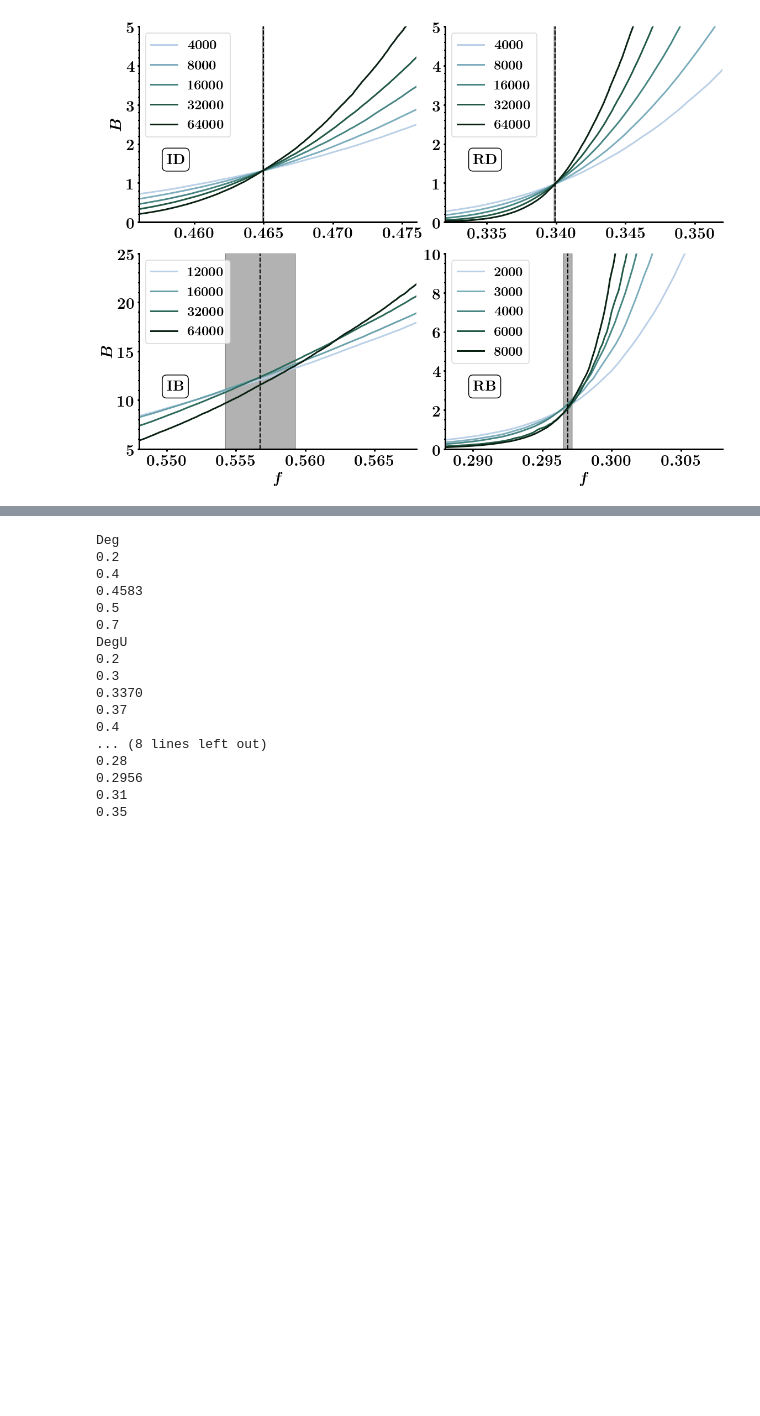
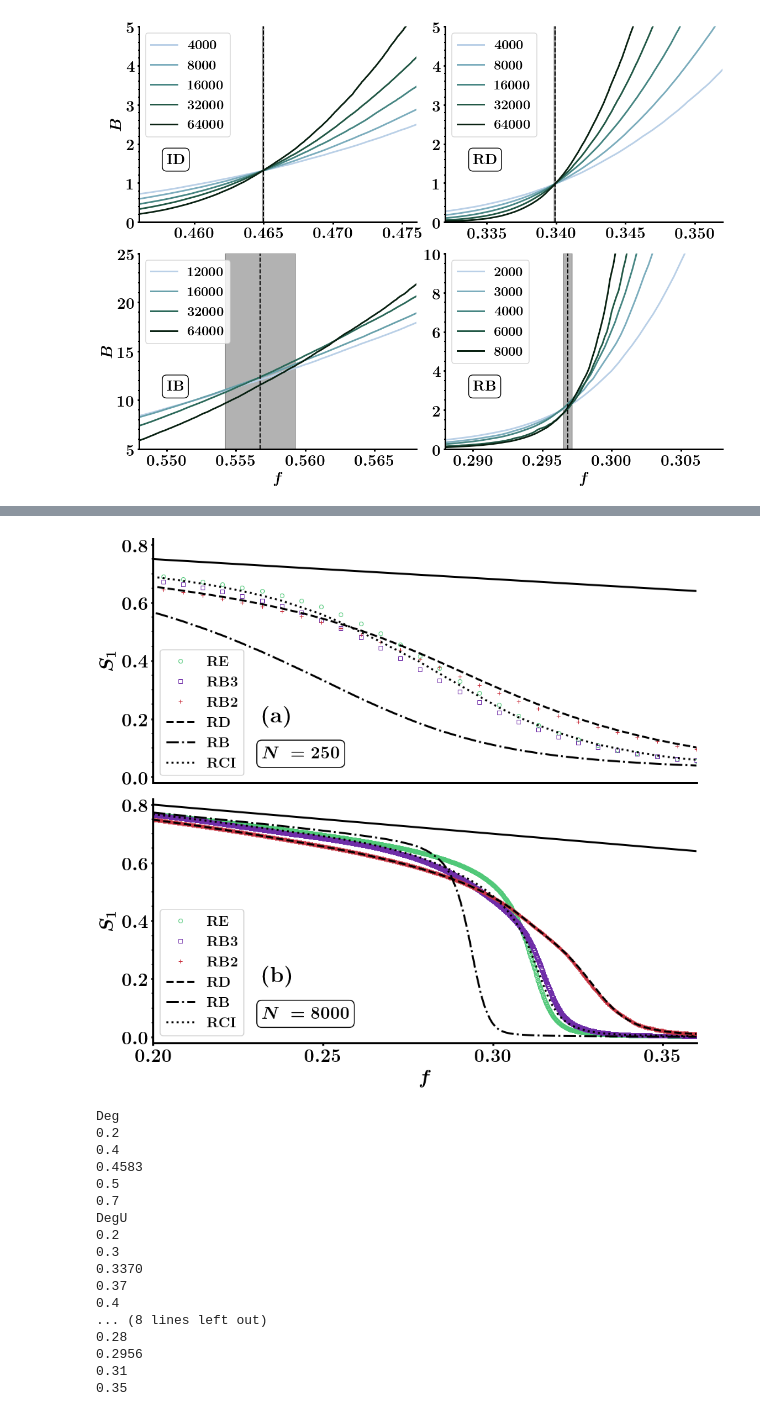
Before and after one commit to nahuelalmeira/dismantlingScaling, a Jupyter notebook: python/PaperFigs_new.ipynb, the cells around one changed output, grey strips where cells are left out. Drawn from its saved outputs; the diff is of its cells as text; code cells hidden in the pictures; blank space fills up the shorter version.

```diff
--- a/python/PaperFigs_new.ipynb
+++ b/python/PaperFigs_new.ipynb
@@ -587,0 +606,77 @@ plot_fig_order_param(dfs, N_values, inset=True)
+# %%
+def plot_fig_order_param(dfs, N_values, inset=False):
+
+
+
+    ncols = 1
+    nrows = 2
+    fig, axes = plt.subplots(figsize=(13*ncols, 6*nrows), ncols=ncols, nrows=nrows)
+
+    for i, N in enumerate(N_values):
+        ax = axes[i]
+        ax.spines['right'].set_visible(False)
+        ax.spines['top'].set_visible(False)
+        ax.set_ylabel(r'$S_1$')
+        if i == 1:
+            ax.set_xlabel(r'$f$')
+        X = np.arange(N) / N
+        Y1 = dfs['BtwU'][N]['Sgcc']
+        Y2 = dfs['DegU'][N]['Sgcc']
+        Y4 = dfs['Btw'][N]['Sgcc']
+        Y5 = dfs['Deg'][N]['Sgcc']
+        Y3 = dfs['Ran'][N]['Sgcc']
+        Y6 = dfs['Eigenvector'][N]['Sgcc']
+        Y7 = dfs['EigenvectorU'][N]['Sgcc']
+        #Y8 = dfs['CI'][N]['Sgcc']
+        Y9 = dfs['CIU'][N]['Sgcc']
+        Y10 = dfs['BtwU_cutoff3'][N]['Sgcc']
+        Y11 = dfs['BtwU_cutoff2'][N]['Sgcc']
+        ax.set_xlim(0.25, 0.36)
+        ax.set_ylim(-0.02, 0.82)
+        if i == 1:
+            ax.set_xticks(np.arange(0.2, 0.4, 0.05))
+        else:
+            ax.set_xticks([])
+        #ax.set_yticks(np.arange(0, 1.1, 0.2))
+        ax.set_prop_cycle(marker=['o', 's', '+', 'x', '^', '*', '.'])
+        #ax.plot(X, Y3, '.', label=r'$\mathrm{Rnd}$', color=attack_colors['R'], linewidth=4)
+        #ax.plot(X, Y2, label=r'$\mathrm{RD}$', color=attack_colors['D'], linestyle='', fillstyle='none')
+
+        #ax.plot(X, Y1, label=r'$\mathrm{RB}$', color=attack_colors['B'], linestyle='', fillstyle='none')
+
+        ax.plot(X, Y7, label=r'$\mathrm{RE}$', color=attack_colors['E'], linestyle='', fillstyle='none')
+        #ax.plot(X, Y9, label=r'$\mathrm{RCI}$', color=attack_colors['C'], linestyle='', fillstyle='none')
+
+        ax.plot(X, Y10, label=r'$\mathrm{RB3}$', color=attack_colors['B3'], linestyle='', fillstyle='none')
+        ax.plot(X, Y11, label=r'$\mathrm{RB2}$', color=attack_colors['D'], linestyle='', fillstyle='none')
+
+        ax.plot(X, Y2, label=r'$\mathrm{RD}$', color='k', linestyle='--', marker='', linewidth=3)
+        ax.plot(X, Y1, label=r'$\mathrm{RB}$', color='k', linestyle='-.', marker='', linewidth=3)
+        ax.plot(X, Y9, label=r'$\mathrm{RCI}$', color='k', linestyle=':', marker='', linewidth=3)
+        ax.plot(X, 1 - X, color='k', linestyle='-', marker='')
+
+        bbox = {'boxstyle': 'round', 'fc': 'None'}
+        ax.text(0.2, 0.1, r'$N\; = {{{:d}}}$'.format(N),
+                    fontsize=26, transform=ax.transAxes, bbox=bbox)
+
+
+        ax.text(0.2, 0.25, letters[i], fontsize=34, transform=ax.transAxes,
+                horizontalalignment='left')
+        ax.legend(loc='lower left', fontsize=22)
+
+    plt.tight_layout()
+    fig_name = os.path.join(fig_dir, 'percolation_two_sizes_new')
+    plt.savefig(fig_name + '.png'.format(N))
+    plt.savefig(fig_name + '.pdf'.format(N))
+    plt.show()
+
+meank = 5
+N_values = [250, 8000]
+dfs = {}
+attacks = ['Ran', 'Deg', 'DegU', 'Btw', 'BtwU', 'Eigenvector', 'EigenvectorU', 'CIU', 'BtwU_cutoff2', 'BtwU_cutoff3']
+for attack in attacks:
+    print(attack)
+    _, _, _, _dfs = load_dfs(attack, N_values, meank)
+    dfs[attack] = _dfs
+plot_fig_order_param(dfs, N_values, inset=True)
+# %% [output]
@@ -588,3 +693,4 @@ plot_fig_order_param(dfs, N_values, inset=True)
+[figure, added]
 # %%
 attacks = ['Deg', 'DegU', 'Btw', 'BtwU']
 all_comp_sizes_dict = {}
```
Also changed, not shown: parts of 4 cells of this notebook.
